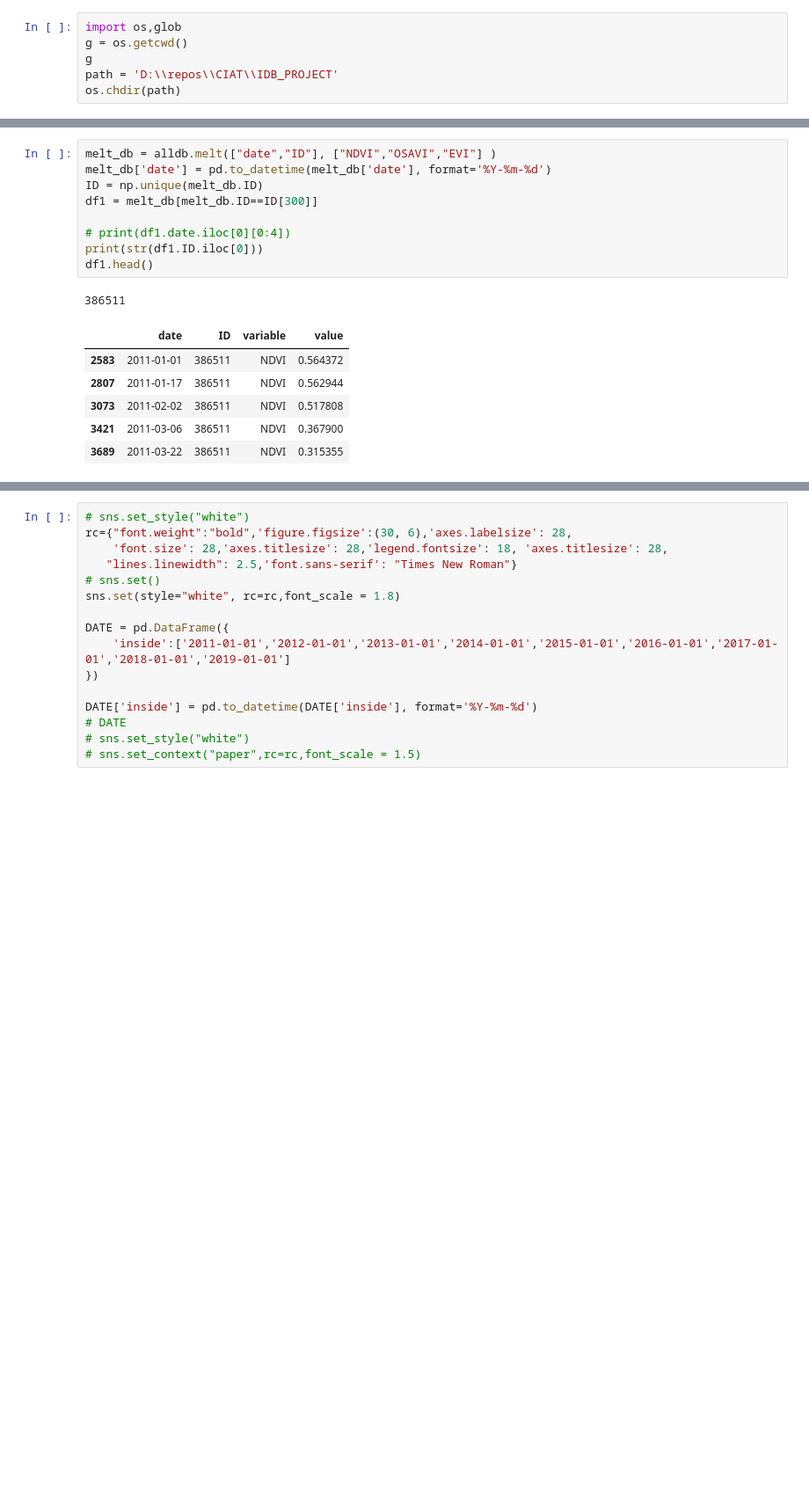
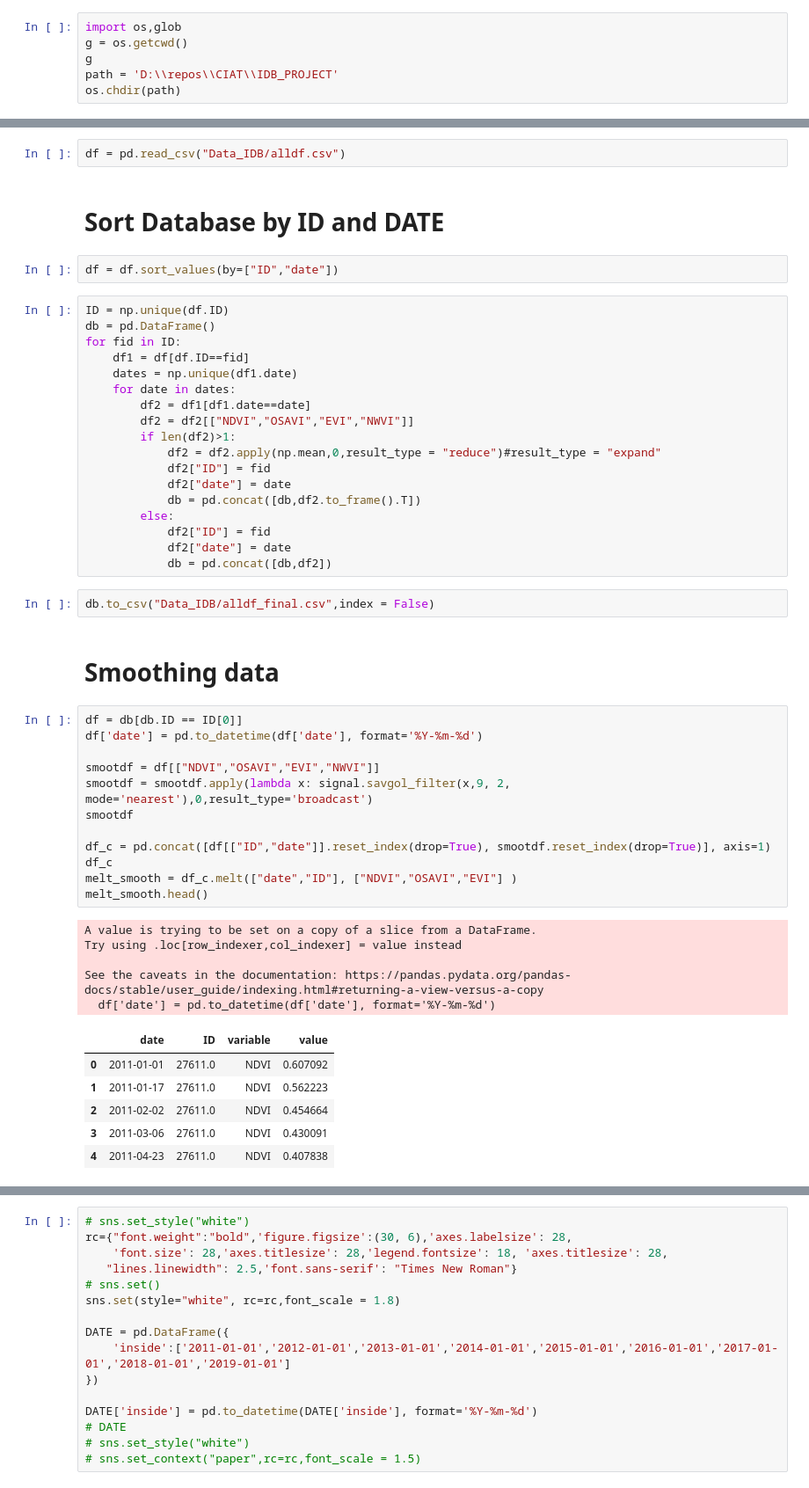
Before and after one commit to frandak2/IDB-project-with-RS, a Jupyter notebook: notebooks/Trends fig.ipynb, the cells around one changed output, grey strips where cells are left out. Shown: that part at 88% size. Cells and saved outputs as stored; diff of their text form; blank space fills up the shorter version.

```diff
--- a/notebooks/Trends fig.ipynb
+++ b/notebooks/Trends fig.ipynb
@@ -59,17 +15,52 @@ alldb
-# %%
-melt_db = alldb.melt(["date","ID"], ["NDVI","OSAVI","EVI"] )
-melt_db['date'] = pd.to_datetime(melt_db['date'], format='%Y-%m-%d')
-ID = np.unique(melt_db.ID)
-df1 = melt_db[melt_db.ID==ID[300]]
-
-# print(df1.date.iloc[0][0:4])
-print(str(df1.ID.iloc[0]))
-df1.head()
-# %% [output]
-386511
-|  | date | ID | variable | value |
-| 2583 | 2011-01-01 | 386511 | NDVI | 0.564372 |
-| 2807 | 2011-01-17 | 386511 | NDVI | 0.562944 |
-| 3073 | 2011-02-02 | 386511 | NDVI | 0.517808 |
-| 3421 | 2011-03-06 | 386511 | NDVI | 0.367900 |
-| 3689 | 2011-03-22 | 386511 | NDVI | 0.315355 |
+# %%
+df = pd.read_csv("Data_IDB/alldf.csv")
+# %% [markdown]
+# Sort Database by ID and DATE
+# %%
+df = df.sort_values(by=["ID","date"])
+# %%
+ID = np.unique(df.ID)
+db = pd.DataFrame()
+for fid in ID:
+    df1 = df[df.ID==fid]
+    dates = np.unique(df1.date)
+    for date in dates:
+        df2 = df1[df1.date==date]
+        df2 = df2[["NDVI","OSAVI","EVI","NWVI"]]
+        if len(df2)>1:
+            df2 = df2.apply(np.mean,0,result_type = "reduce")#result_type = "expand"
+            df2["ID"] = fid
+            df2["date"] = date
+            db = pd.concat([db,df2.to_frame().T])
+        else:
+            df2["ID"] = fid
+            df2["date"] = date
+            db = pd.concat([db,df2])
+# %%
+db.to_csv("Data_IDB/alldf_final.csv",index = False)
+# %% [markdown]
+# Smoothing data
+# %%
+df = db[db.ID == ID[0]]
+df['date'] = pd.to_datetime(df['date'], format='%Y-%m-%d')
+
+smootdf = df[["NDVI","OSAVI","EVI","NWVI"]]
+smootdf = smootdf.apply(lambda x: signal.savgol_filter(x,9, 2, mode='nearest'),0,result_type='broadcast')
+smootdf
+
+df_c = pd.concat([df[["ID","date"]].reset_index(drop=True), smootdf.reset_index(drop=True)], axis=1)
+df_c
+melt_smooth = df_c.melt(["date","ID"], ["NDVI","OSAVI","EVI"] )
+melt_smooth.head()
+# %% [output]
+A value is trying to be set on a copy of a slice from a DataFrame.
+Try using .loc[row_indexer,col_indexer] = value instead
+
+See the caveats in the documentation: https://pandas.pydata.org/pandas-docs/stable/user_guide/indexing.html#returning-a-view-versus-a-copy
+  df['date'] = pd.to_datetime(df['date'], format='%Y-%m-%d')
+|  | date | ID | variable | value |
+| 0 | 2011-01-01 | 27611.0 | NDVI | 0.607092 |
+| 1 | 2011-01-17 | 27611.0 | NDVI | 0.562223 |
+| 2 | 2011-02-02 | 27611.0 | NDVI | 0.454664 |
+| 3 | 2011-03-06 | 27611.0 | NDVI | 0.430091 |
+| 4 | 2011-04-23 | 27611.0 | NDVI | 0.407838 |
```
Also changed, not shown: parts of 14 cells of this notebook, 21 other files.
